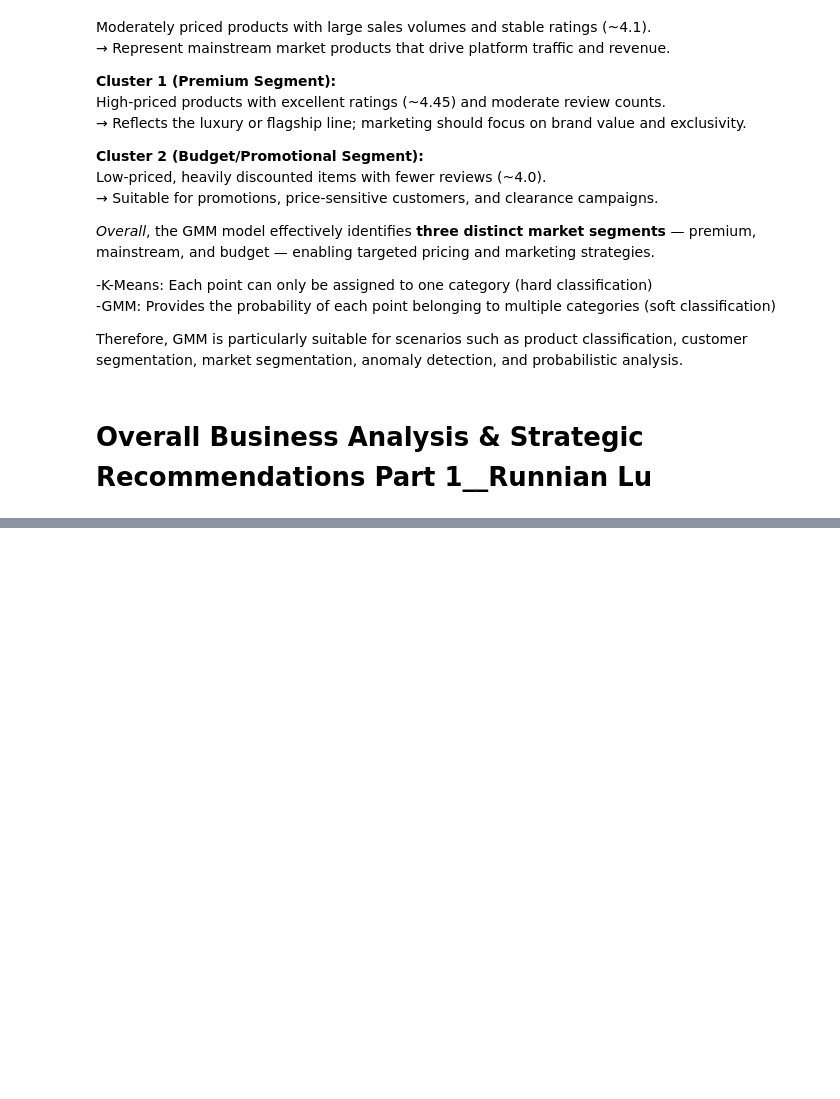
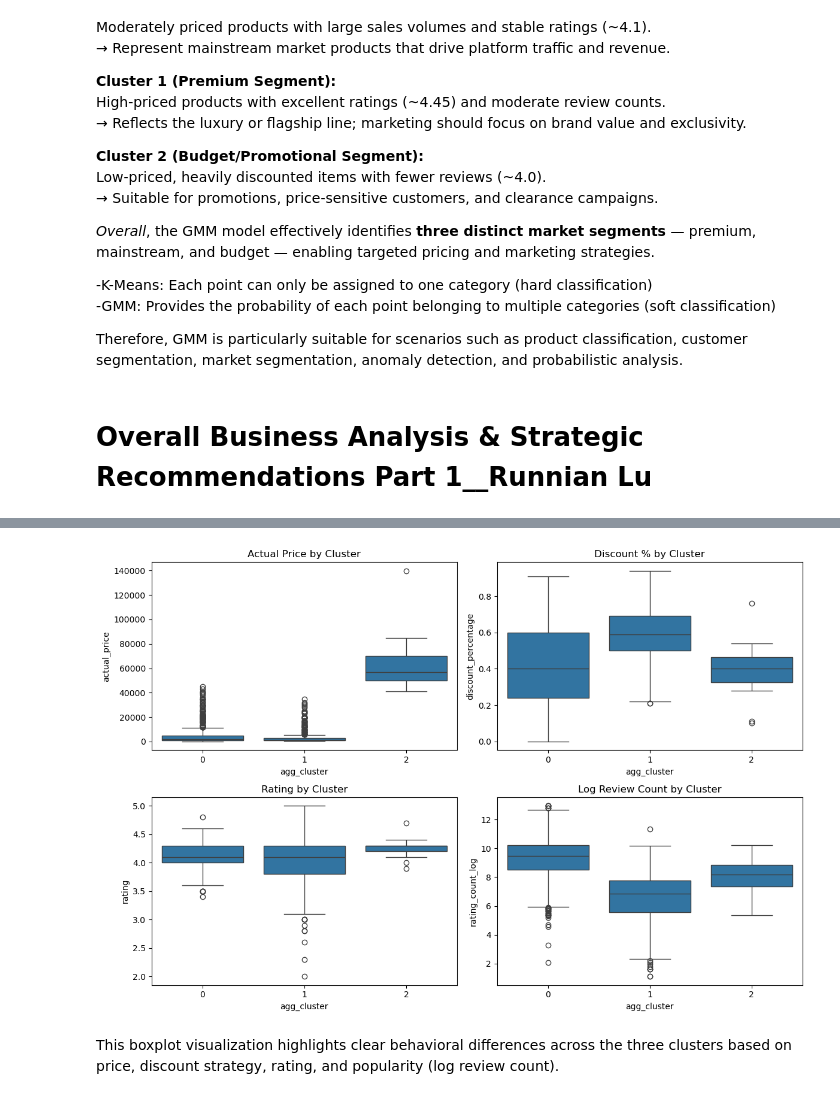
Before and after one commit to JonasLUfr/Project_DataMing, a Jupyter notebook: Amazon_DataAnalyseProject.ipynb, the cells around one changed output, grey strips where cells are left out. Cells and saved outputs as stored; diff of their text form; code cells hidden in the pictures; blank space fills up the shorter version.

```diff
--- a/Amazon_DataAnalyseProject.ipynb
+++ b/Amazon_DataAnalyseProject.ipynb
@@ -796,0 +898,21 @@ Through standardized preprocessing, PCA, and dual clustering (K-Means & GMM), I
+# %%
+fig, axes = plt.subplots(2, 2, figsize=(12,8))
+
+sns.boxplot(x=df['agg_cluster'], y=df['actual_price'], ax=axes[0,0])
+axes[0,0].set_title("Actual Price by Cluster")
+
+sns.boxplot(x=df['agg_cluster'], y=df['discount_percentage'], ax=axes[0,1])
+axes[0,1].set_title("Discount % by Cluster")
+
+sns.boxplot(x=df['agg_cluster'], y=df['rating'], ax=axes[1,0])
+axes[1,0].set_title("Rating by Cluster")
+
+sns.boxplot(x=df['agg_cluster'], y=df['rating_count_log'], ax=axes[1,1])
+axes[1,1].set_title("Log Review Count by Cluster")
+
+plt.tight_layout()
+plt.show()
+# %% [output]
+[figure, added]
+# %% [markdown]
+This boxplot visualization highlights clear behavioral differences across the three clusters based on price, discount strategy, rating, and popularity (log review count).
```
Also changed, not shown: parts of 51 cells of this notebook, 2 other files.
